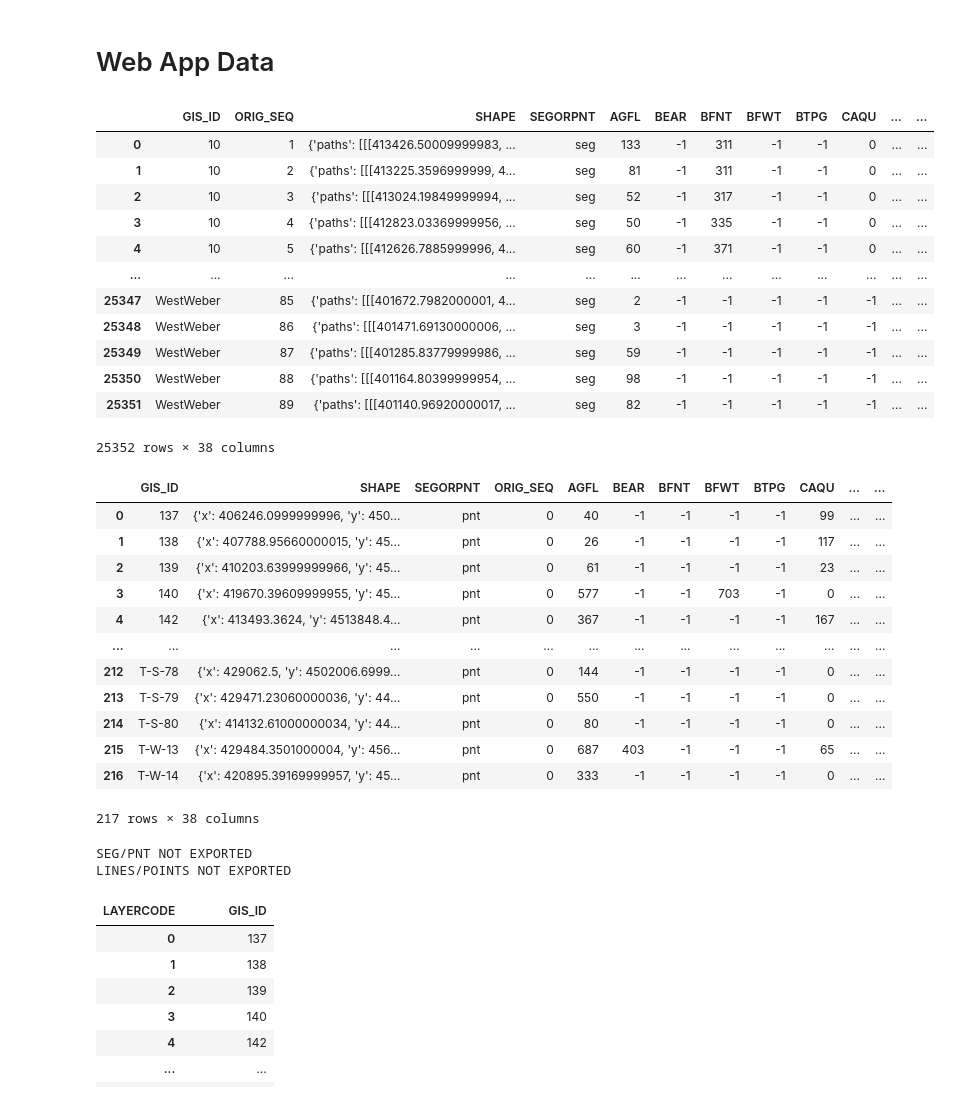
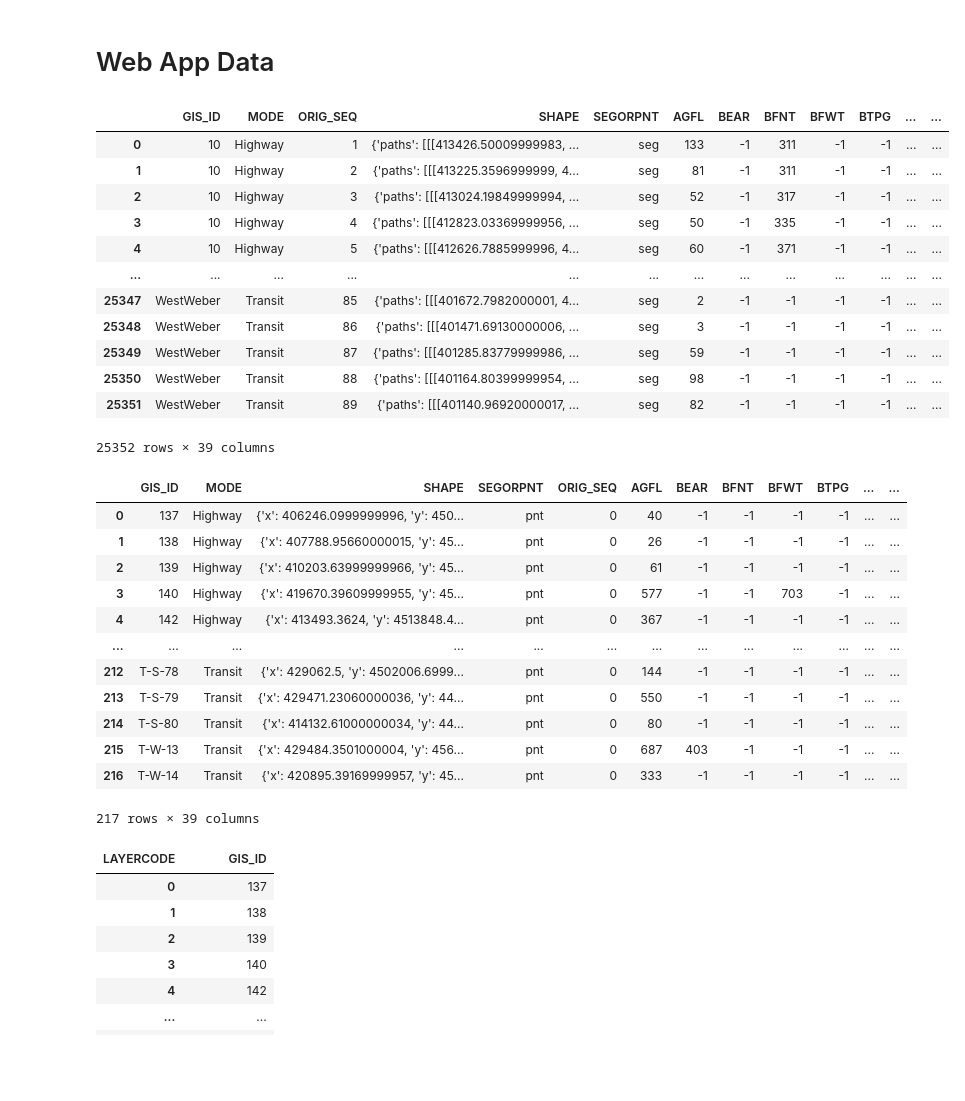
Before and after one commit to WFRCAnalytics/MAP-Environmental-Resiliency, a Jupyter notebook: _dataprep/2-Download-and-Preprocess-Data.ipynb, the cells around one changed output. Drawn from its saved outputs; the diff is of its cells as text; code cells hidden in the pictures; blank space fills up the shorter version.

Commit message:
Add mode to fc outputs

```diff
--- a/_dataprep/2-Download-and-Preprocess-Data.ipynb
+++ b/_dataprep/2-Download-and-Preprocess-Data.ipynb
@@ -408,54 +408,54 @@ dtype: object
 # %%
 sdfRtpSeg = pd.DataFrame.spatial.from_featureclass(fcRtpSeg)
 sdfRtpSeg.columns = sdfRtpSeg.columns.str.upper()
 sdfRtpPnt = pd.DataFrame.spatial.from_featureclass(fcRtpPnt)
 sdfRtpPnt.columns = sdfRtpPnt.columns.str.upper()
 
-sdfRtpSeg = sdfRtpSeg.groupby(['GIS_ID','ORIG_SEQ'],as_index=False).agg(SHAPE=('SHAPE','first'))
-sdfRtpPnt = sdfRtpPnt.groupby(['GIS_ID'           ],as_index=False).agg(SHAPE=('SHAPE','first'))
+sdfRtpSeg = sdfRtpSeg.groupby(['GIS_ID','MODE','ORIG_SEQ'],as_index=False).agg(SHAPE=('SHAPE','first'))
+sdfRtpPnt = sdfRtpPnt.groupby(['GIS_ID','MODE'           ],as_index=False).agg(SHAPE=('SHAPE','first'))
 
 sdfRtpSegWithDist = pd.DataFrame.merge(sdfRtpSeg,dfDistance_pivot[dfDistance_pivot['SEGORPNT']=='seg'],on=('GIS_ID','ORIG_SEQ'),how='left')
 sdfRtpPntWithDist = pd.DataFrame.merge(sdfRtpPnt,dfDistance_pivot[dfDistance_pivot['SEGORPNT']=='pnt'],on=('GIS_ID'           ),how='left')
 
 # iterate through the list of columns and add them to the DataFrame
 for col in dfOpenDataLayers['LayerCode'].unique():
     if col not in sdfRtpSegWithDist.columns:
         sdfRtpSegWithDist[col] = None
     if col not in sdfRtpPntWithDist.columns:
         sdfRtpPntWithDist[col] = None
 
 sdfRtpSegWithDist.fillna(-1,inplace=True)
 sdfRtpPntWithDist.fillna(-1,inplace=True)
 
 display(sdfRtpSegWithDist)
 display(sdfRtpPntWithDist)
 # %% [output]
-|  | GIS_ID | ORIG_SEQ | SHAPE | SEGORPNT | AGFL | BEAR | BFNT | BFWT | BTPG | CAQU | ... | ... |
-| 0 | 10 | 1 | {'paths': [[[413426.50009999983, ... | seg | 133 | -1 | 311 | -1 | -1 | 0 | ... | ... |
-| 1 | 10 | 2 | {'paths': [[[413225.3596999999, 4... | seg | 81 | -1 | 311 | -1 | -1 | 0 | ... | ... |
-| 2 | 10 | 3 | {'paths': [[[413024.19849999994, ... | seg | 52 | -1 | 317 | -1 | -1 | 0 | ... | ... |
-| 3 | 10 | 4 | {'paths': [[[412823.03369999956, ... | seg | 50 | -1 | 335 | -1 | -1 | 0 | ... | ... |
-| 4 | 10 | 5 | {'paths': [[[412626.7885999996, 4... | seg | 60 | -1 | 371 | -1 | -1 | 0 | ... | ... |
+|  | GIS_ID | MODE | ORIG_SEQ | SHAPE | SEGORPNT | AGFL | BEAR | BFNT | BFWT | BTPG | ... | ... |
+| 0 | 10 | Highway | 1 | {'paths': [[[413426.50009999983, ... | seg | 133 | -1 | 311 | -1 | -1 | ... | ... |
+| 1 | 10 | Highway | 2 | {'paths': [[[413225.3596999999, 4... | seg | 81 | -1 | 311 | -1 | -1 | ... | ... |
+| 2 | 10 | Highway | 3 | {'paths': [[[413024.19849999994, ... | seg | 52 | -1 | 317 | -1 | -1 | ... | ... |
+| 3 | 10 | Highway | 4 | {'paths': [[[412823.03369999956, ... | seg | 50 | -1 | 335 | -1 | -1 | ... | ... |
+| 4 | 10 | Highway | 5 | {'paths': [[[412626.7885999996, 4... | seg | 60 | -1 | 371 | -1 | -1 | ... | ... |
 | ... | ... | ... | ... | ... | ... | ... | ... | ... | ... | ... | ... | ... |
-| 25347 | WestWeber | 85 | {'paths': [[[401672.7982000001, 4... | seg | 2 | -1 | -1 | -1 | -1 | -1 | ... | ... |
-| 25348 | WestWeber | 86 | {'paths': [[[401471.69130000006, ... | seg | 3 | -1 | -1 | -1 | -1 | -1 | ... | ... |
-| 25349 | WestWeber | 87 | {'paths': [[[401285.83779999986, ... | seg | 59 | -1 | -1 | -1 | -1 | -1 | ... | ... |
-| 25350 | WestWeber | 88 | {'paths': [[[401164.80399999954, ... | seg | 98 | -1 | -1 | -1 | -1 | -1 | ... | ... |
-| 25351 | WestWeber | 89 | {'paths': [[[401140.96920000017, ... | seg | 82 | -1 | -1 | -1 | -1 | -1 | ... | ... |
+| 25347 | WestWeber | Transit | 85 | {'paths': [[[401672.7982000001, 4... | seg | 2 | -1 | -1 | -1 | -1 | ... | ... |
+| 25348 | WestWeber | Transit | 86 | {'paths': [[[401471.69130000006, ... | seg | 3 | -1 | -1 | -1 | -1 | ... | ... |
+| 25349 | WestWeber | Transit | 87 | {'paths': [[[401285.83779999986, ... | seg | 59 | -1 | -1 | -1 | -1 | ... | ... |
+| 25350 | WestWeber | Transit | 88 | {'paths': [[[401164.80399999954, ... | seg | 98 | -1 | -1 | -1 | -1 | ... | ... |
+| 25351 | WestWeber | Transit | 89 | {'paths': [[[401140.96920000017, ... | seg | 82 | -1 | -1 | -1 | -1 | ... | ... |
-25352 rows × 38 columns
+25352 rows × 39 columns
-|  | GIS_ID | SHAPE | SEGORPNT | ORIG_SEQ | AGFL | BEAR | BFNT | BFWT | BTPG | CAQU | ... | ... |
-| 0 | 137 | {'x': 406246.0999999996, 'y': 450... | pnt | 0 | 40 | -1 | -1 | -1 | -1 | 99 | ... | ... |
-| 1 | 138 | {'x': 407788.95660000015, 'y': 45... | pnt | 0 | 26 | -1 | -1 | -1 | -1 | 117 | ... | ... |
-| 2 | 139 | {'x': 410203.63999999966, 'y': 45... | pnt | 0 | 61 | -1 | -1 | -1 | -1 | 23 | ... | ... |
-| 3 | 140 | {'x': 419670.39609999955, 'y': 45... | pnt | 0 | 577 | -1 | -1 | 703 | -1 | 0 | ... | ... |
-| 4 | 142 | {'x': 413493.3624, 'y': 4513848.4... | pnt | 0 | 367 | -1 | -1 | -1 | -1 | 167 | ... | ... |
+|  | GIS_ID | MODE | SHAPE | SEGORPNT | ORIG_SEQ | AGFL | BEAR | BFNT | BFWT | BTPG | ... | ... |
+| 0 | 137 | Highway | {'x': 406246.0999999996, 'y': 450... | pnt | 0 | 40 | -1 | -1 | -1 | -1 | ... | ... |
+| 1 | 138 | Highway | {'x': 407788.95660000015, 'y': 45... | pnt | 0 | 26 | -1 | -1 | -1 | -1 | ... | ... |
+| 2 | 139 | Highway | {'x': 410203.63999999966, 'y': 45... | pnt | 0 | 61 | -1 | -1 | -1 | -1 | ... | ... |
+| 3 | 140 | Highway | {'x': 419670.39609999955, 'y': 45... | pnt | 0 | 577 | -1 | -1 | 703 | -1 | ... | ... |
+| 4 | 142 | Highway | {'x': 413493.3624, 'y': 4513848.4... | pnt | 0 | 367 | -1 | -1 | -1 | -1 | ... | ... |
 | ... | ... | ... | ... | ... | ... | ... | ... | ... | ... | ... | ... | ... |
-| 212 | T-S-78 | {'x': 429062.5, 'y': 4502006.6999... | pnt | 0 | 144 | -1 | -1 | -1 | -1 | 0 | ... | ... |
-| 213 | T-S-79 | {'x': 429471.23060000036, 'y': 44... | pnt | 0 | 550 | -1 | -1 | -1 | -1 | 0 | ... | ... |
-| 214 | T-S-80 | {'x': 414132.61000000034, 'y': 44... | pnt | 0 | 80 | -1 | -1 | -1 | -1 | 0 | ... | ... |
-| 215 | T-W-13 | {'x': 429484.3501000004, 'y': 456... | pnt | 0 | 687 | 403 | -1 | -1 | -1 | 65 | ... | ... |
-| 216 | T-W-14 | {'x': 420895.39169999957, 'y': 45... | pnt | 0 | 333 | -1 | -1 | -1 | -1 | 0 | ... | ... |
+| 212 | T-S-78 | Transit | {'x': 429062.5, 'y': 4502006.6999... | pnt | 0 | 144 | -1 | -1 | -1 | -1 | ... | ... |
+| 213 | T-S-79 | Transit | {'x': 429471.23060000036, 'y': 44... | pnt | 0 | 550 | -1 | -1 | -1 | -1 | ... | ... |
+| 214 | T-S-80 | Transit | {'x': 414132.61000000034, 'y': 44... | pnt | 0 | 80 | -1 | -1 | -1 | -1 | ... | ... |
+| 215 | T-W-13 | Transit | {'x': 429484.3501000004, 'y': 456... | pnt | 0 | 687 | 403 | -1 | -1 | -1 | ... | ... |
+| 216 | T-W-14 | Transit | {'x': 420895.39169999957, 'y': 45... | pnt | 0 | 333 | -1 | -1 | -1 | -1 | ... | ... |
-217 rows × 38 columns
+217 rows × 39 columns
 # %%
 # export segs
 bExportSegs = False
@@ -476,9 +476,6 @@ if bExportSegs:
 else:
     print("SEG/PNT NOT EXPORTED")
     print("LINES/POINTS NOT EXPORTED")
-# %% [output]
-SEG/PNT NOT EXPORTED
-LINES/POINTS NOT EXPORTED
 # %%
 dfDistance_pivot[['GIS_ID']].drop_duplicates()
 # %% [output]
```
Also changed, not shown: 8 other files.
